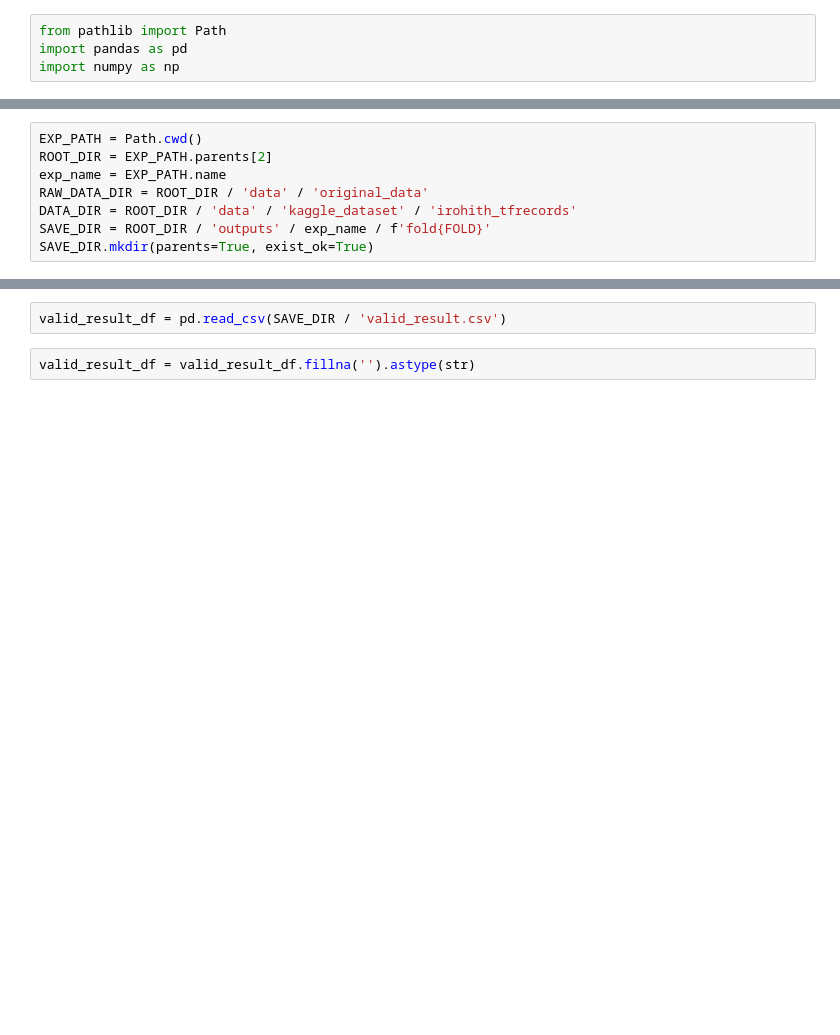
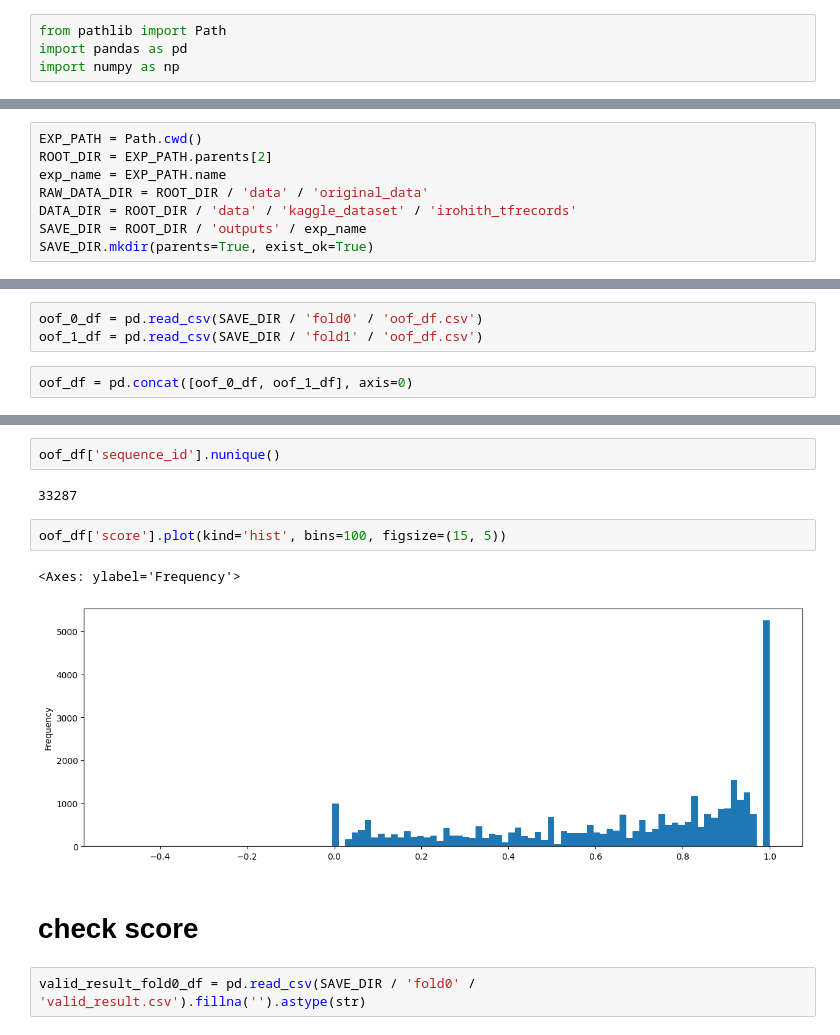
Before and after one commit to Luka-Magic/kaggle_asl2, a Jupyter notebook: exp/exp0007/check_oof.ipynb, the cells around one changed output, grey strips where cells are left out. Cells and saved outputs as stored; diff of their text form; blank space fills up the shorter version.

```diff
--- a/exp/exp0007/check_oof.ipynb
+++ b/exp/exp0007/check_oof.ipynb
@@ -10,5 +8,5 @@ ROOT_DIR = EXP_PATH.parents[2]
 exp_name = EXP_PATH.name
 RAW_DATA_DIR = ROOT_DIR / 'data' / 'original_data'
 DATA_DIR = ROOT_DIR / 'data' / 'kaggle_dataset' / 'irohith_tfrecords'
-SAVE_DIR = ROOT_DIR / 'outputs' / exp_name / f'fold{FOLD}'
+SAVE_DIR = ROOT_DIR / 'outputs' / exp_name
 SAVE_DIR.mkdir(parents=True, exist_ok=True)
@@ -14,0 +15,5 @@ SAVE_DIR.mkdir(parents=True, exist_ok=True)
+# %%
+oof_0_df = pd.read_csv(SAVE_DIR / 'fold0' / 'oof_df.csv')
+oof_1_df = pd.read_csv(SAVE_DIR / 'fold1' / 'oof_df.csv')
+# %%
+oof_df = pd.concat([oof_0_df, oof_1_df], axis=0)
@@ -15,4 +36,13 @@ SAVE_DIR.mkdir(parents=True, exist_ok=True)
+# %%
+oof_df['sequence_id'].nunique()
+# %% [output]
+33287
+# %%
+oof_df['score'].plot(kind='hist', bins=100, figsize=(15, 5))
+# %% [output]
+<Axes: ylabel='Frequency'>
+[figure, added]
+# %% [markdown]
+# check score
 # %%
-valid_result_df = pd.read_csv(SAVE_DIR / 'valid_result.csv')
+valid_result_fold0_df = pd.read_csv(SAVE_DIR / 'fold0' / 'valid_result.csv').fillna('').astype(str)
-# %%
-valid_result_df = valid_result_df.fillna('').astype(str)
```
Also changed, not shown: parts of 6 cells of this notebook, 2 other files.
